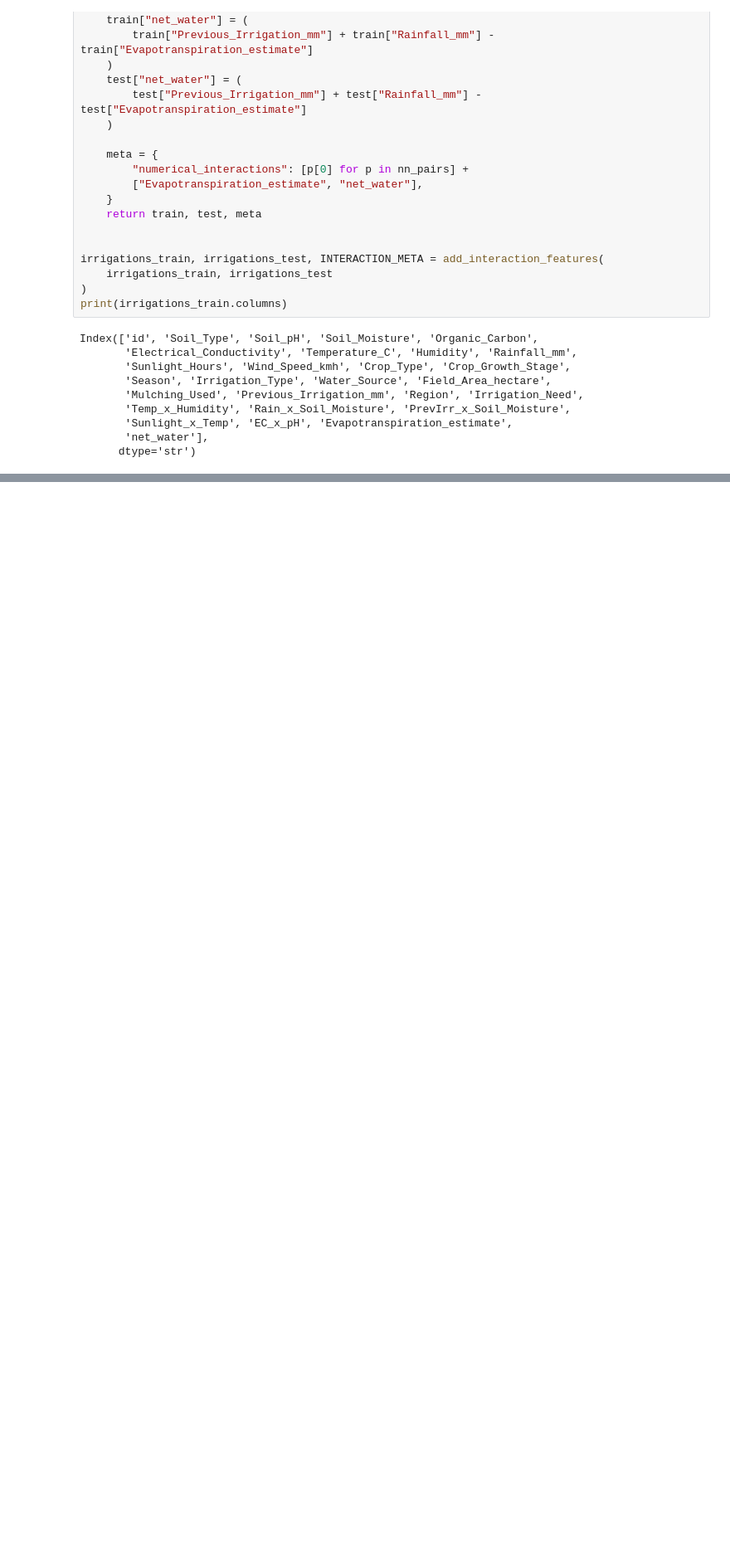
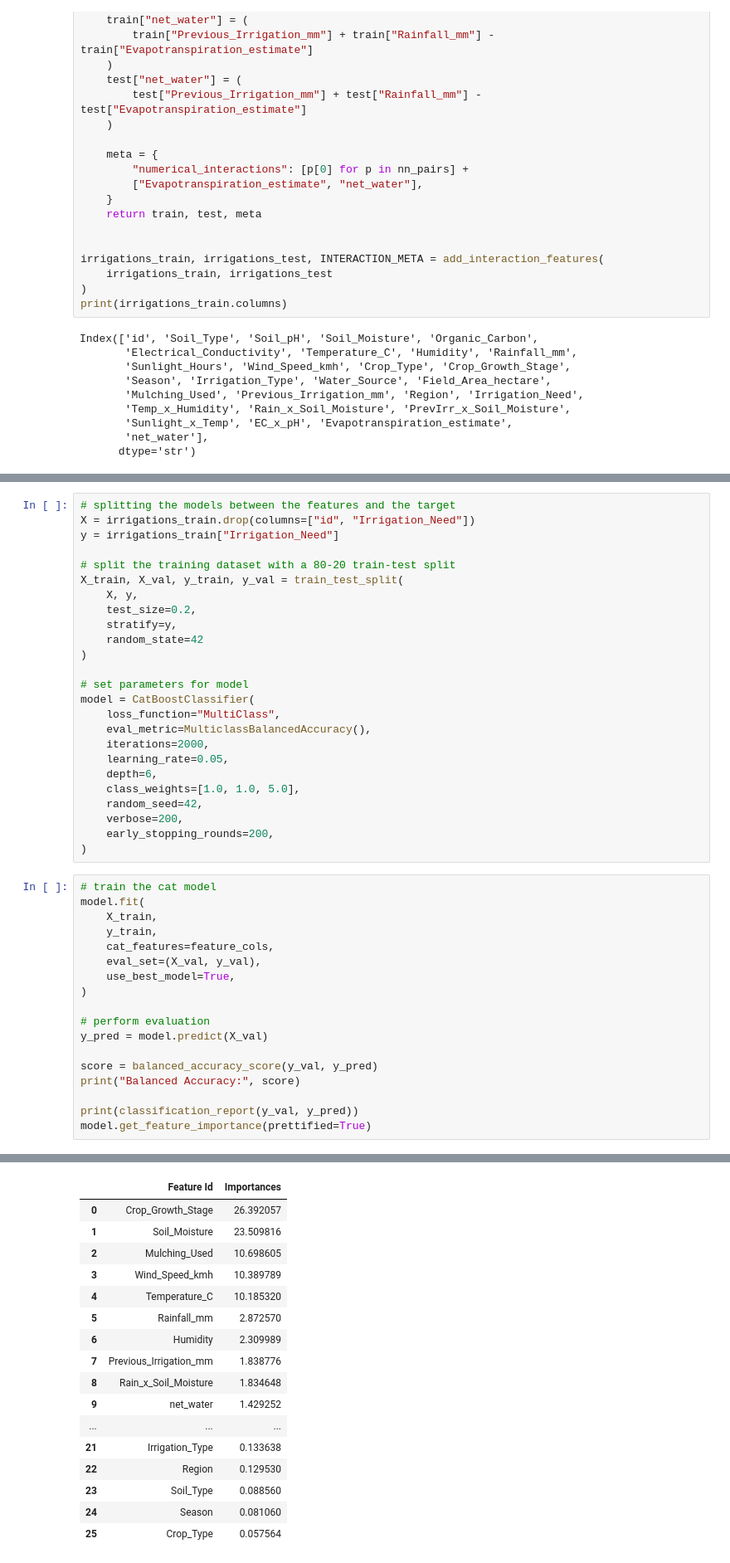
Before and after one commit to ethan-yong/irrigation-prediction, a Jupyter notebook: analysis.ipynb, the cells around one changed output, grey strips where cells are left out. Shown at 83% size. Drawn from its saved outputs; the diff is of its cells as text; blank space fills up the shorter version.

```diff
--- a/analysis.ipynb
+++ b/analysis.ipynb
@@ -220,0 +313,44 @@ Index(['id', 'Soil_Type', 'Soil_pH', 'Soil_Moisture', 'Organic_Carbon',
+# %%
+# splitting the models between the features and the target
+X = irrigations_train.drop(columns=["id", "Irrigation_Need"])
+y = irrigations_train["Irrigation_Need"]
+
+# split the training dataset with a 80-20 train-test split
+X_train, X_val, y_train, y_val = train_test_split(
+    X, y,
+    test_size=0.2,
+    stratify=y,
+    random_state=42
+)
+
+# set parameters for model
+model = CatBoostClassifier(
+    loss_function="MultiClass",
+    eval_metric=MulticlassBalancedAccuracy(),
+    iterations=2000,
+    learning_rate=0.05,
+    depth=6,
+    class_weights=[1.0, 1.0, 5.0],
+    random_seed=42,
+    verbose=200,
+    early_stopping_rounds=200,
+)
+# %%
+# train the cat model
+model.fit(
+    X_train,
+    y_train,
+    cat_features=feature_cols,
+    eval_set=(X_val, y_val),
+    use_best_model=True,
+)
+
+# perform evaluation
+y_pred = model.predict(X_val)
+
+score = balanced_accuracy_score(y_val, y_pred)
+print("Balanced Accuracy:", score)
+
+print(classification_report(y_val, y_pred))
+model.get_feature_importance(prettified=True)
+# %% [output]
@@ -220,0 +374,17 @@ Index(['id', 'Soil_Type', 'Soil_pH', 'Soil_Moisture', 'Organic_Carbon',
+|  | Feature Id | Importances |
+| 0 | Crop_Growth_Stage | 26.392057 |
+| 1 | Soil_Moisture | 23.509816 |
+| 2 | Mulching_Used | 10.698605 |
+| 3 | Wind_Speed_kmh | 10.389789 |
+| 4 | Temperature_C | 10.185320 |
+| 5 | Rainfall_mm | 2.872570 |
+| 6 | Humidity | 2.309989 |
+| 7 | Previous_Irrigation_mm | 1.838776 |
+| 8 | Rain_x_Soil_Moisture | 1.834648 |
+| 9 | net_water | 1.429252 |
+| ... | ... | ... |
+| 21 | Irrigation_Type | 0.133638 |
+| 22 | Region | 0.129530 |
+| 23 | Soil_Type | 0.088560 |
+| 24 | Season | 0.081060 |
+| 25 | Crop_Type | 0.057564 |
```
Also changed, not shown: parts of 16 cells of this notebook, 8 other files.
